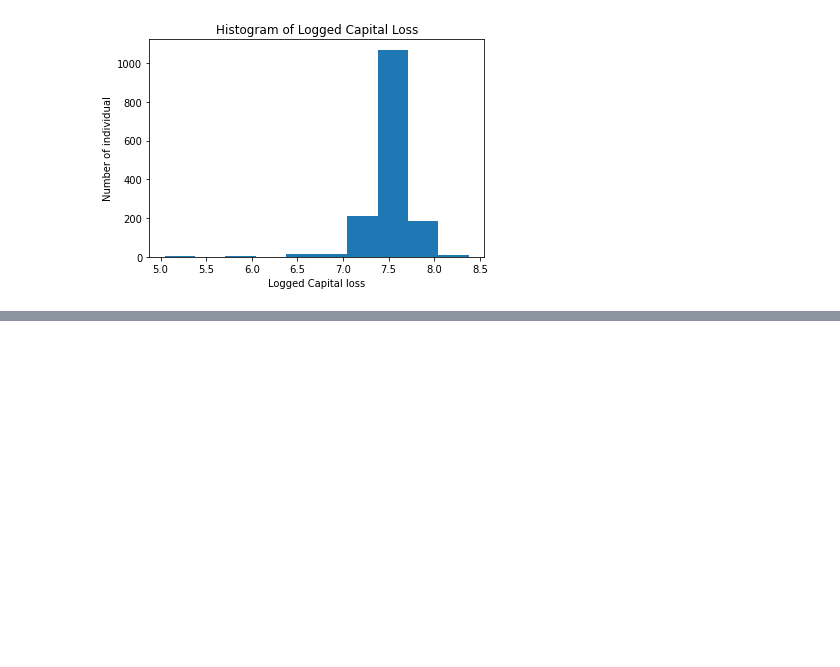
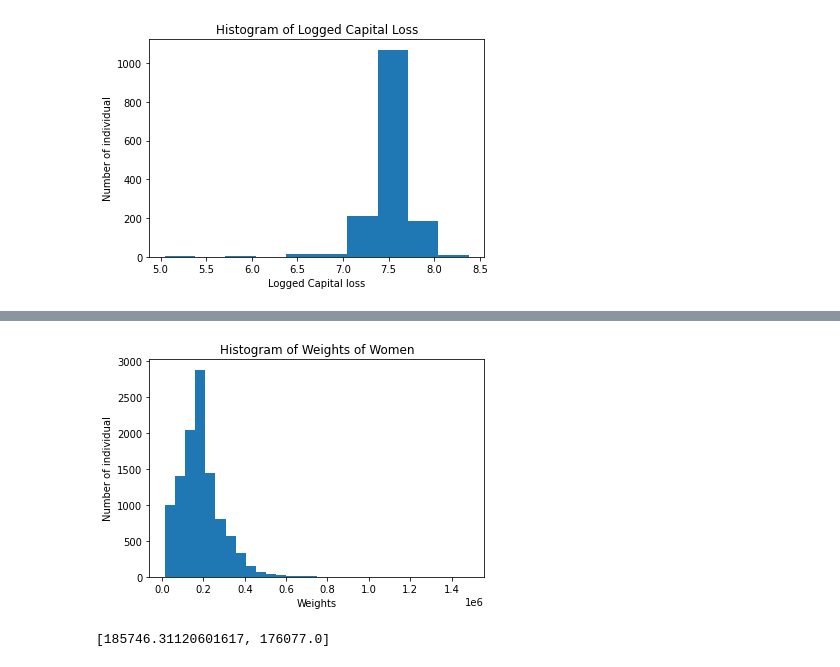
Before and after one commit to Tiffany0410/JSC270_Assg2, a Jupyter notebook: JSC270_Assignment2.ipynb, the cells around one changed output, grey strips where cells are left out. Cells and saved outputs as stored; diff of their text form; code cells hidden in the pictures; blank space fills up the shorter version.

```diff
--- a/JSC270_Assignment2.ipynb
+++ b/JSC270_Assignment2.ipynb
@@ -130,0 +139,14 @@ plt.show()
+# %%
+# weights for women
+income94.head()
+women = income94[income94.sex==' Female']
+plt.hist(women.fnlwgt, bins = 30)
+plt.title('Histogram of Weights of Women')
+plt.xlabel('Weights')
+plt.ylabel('Number of individual')
+plt.show()
+info = [women.fnlwgt.mean(), women.fnlwgt.median()]
+info
+# %% [output]
+[figure, added]
+[185746.31120601617, 176077.0]
```
Also changed, not shown: parts of 31 cells of this notebook.
